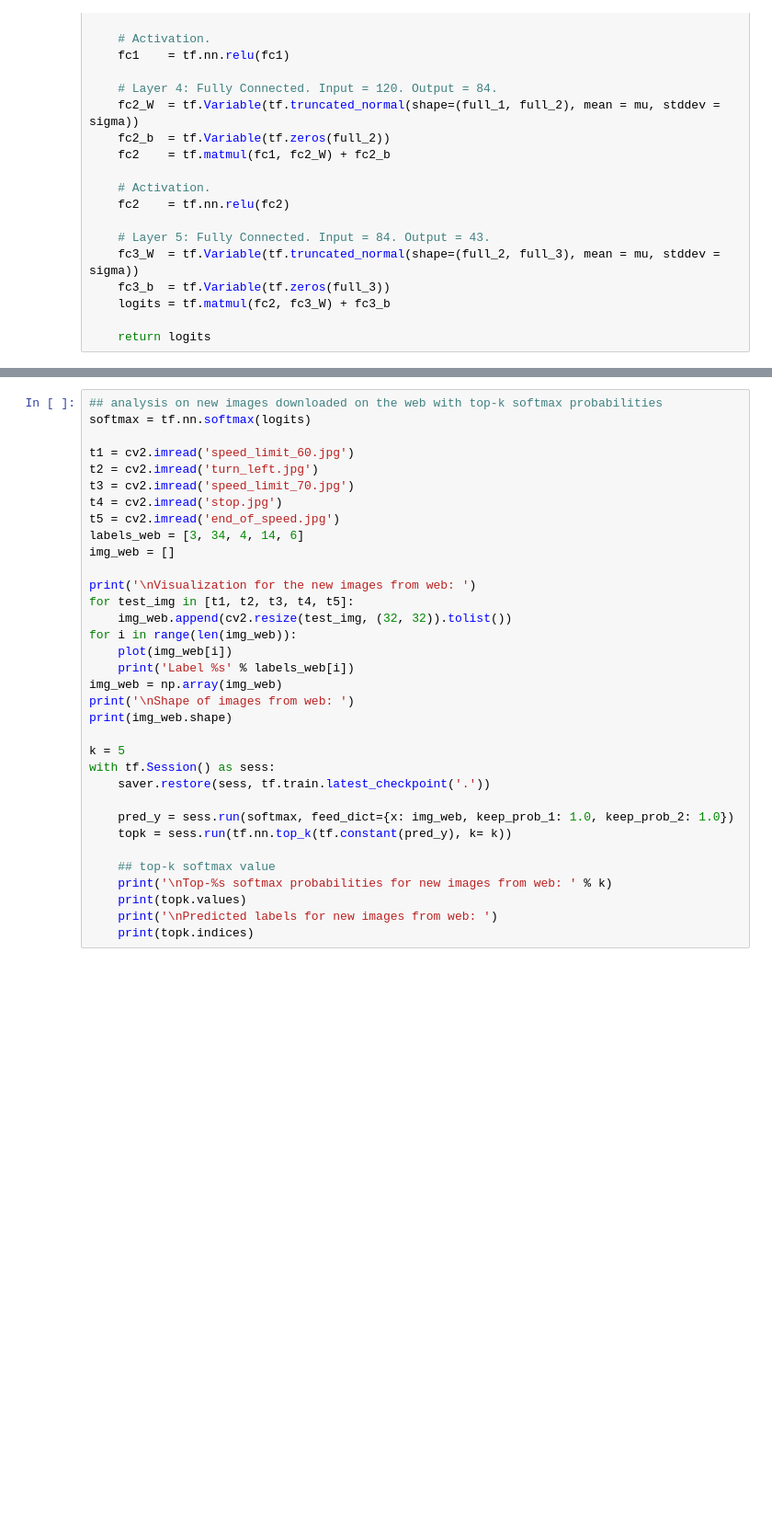
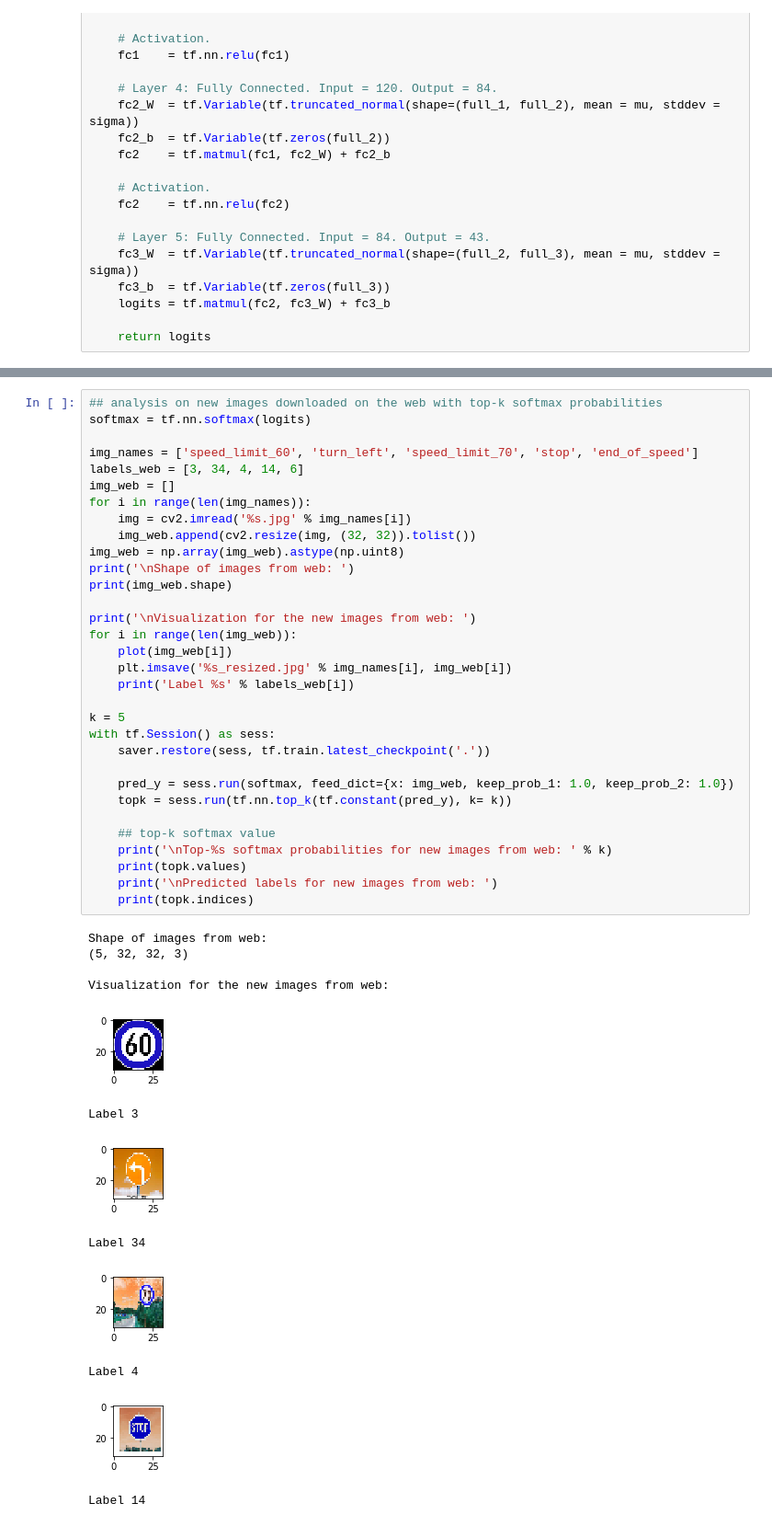
Before and after one commit to PayneJoe/SDC, a Jupyter notebook: CarND-Traffic-Sign-Classifier-Project/Traffic_Sign_Classifier.ipynb, the cells around one changed output, grey strips where cells are left out. Shown: that part at 92% size. Cells and saved outputs as stored; diff of their text form; blank space fills up the shorter version.

```diff
--- a/CarND-Traffic-Sign-Classifier-Project/Traffic_Sign_Classifier.ipynb
+++ b/CarND-Traffic-Sign-Classifier-Project/Traffic_Sign_Classifier.ipynb
@@ -490,34 +526,45 @@ with tf.Session() as sess:
 # %%
 ## analysis on new images downloaded on the web with top-k softmax probabilities
 softmax = tf.nn.softmax(logits)
 
-t1 = cv2.imread('speed_limit_60.jpg')
-t2 = cv2.imread('turn_left.jpg')
-t3 = cv2.imread('speed_limit_70.jpg')
-t4 = cv2.imread('stop.jpg')
-t5 = cv2.imread('end_of_speed.jpg')
+img_names = ['speed_limit_60', 'turn_left', 'speed_limit_70', 'stop', 'end_of_speed']
 labels_web = [3, 34, 4, 14, 6]
 img_web = []
+for i in range(len(img_names)):
+    img = cv2.imread('%s.jpg' % img_names[i])
+    img_web.append(cv2.resize(img, (32, 32)).tolist())
+img_web = np.array(img_web).astype(np.uint8)
+print('\nShape of images from web: ')
+print(img_web.shape)
 
 print('\nVisualization for the new images from web: ')
-for test_img in [t1, t2, t3, t4, t5]:
-    img_web.append(cv2.resize(test_img, (32, 32)).tolist())
 for i in range(len(img_web)):
     plot(img_web[i])
+    plt.imsave('%s_resized.jpg' % img_names[i], img_web[i])
     print('Label %s' % labels_web[i])
-img_web = np.array(img_web)
-print('\nShape of images from web: ')
-print(img_web.shape)
 
 k = 5
 with tf.Session() as sess:
     saver.restore(sess, tf.train.latest_checkpoint('.'))
 
     pred_y = sess.run(softmax, feed_dict={x: img_web, keep_prob_1: 1.0, keep_prob_2: 1.0})
     topk = sess.run(tf.nn.top_k(tf.constant(pred_y), k= k))
 
     ## top-k softmax value
     print('\nTop-%s softmax probabilities for new images from web: ' % k)
     print(topk.values)
     print('\nPredicted labels for new images from web: ')
     print(topk.indices)
+# %% [output]
+Shape of images from web:
+(5, 32, 32, 3)
+
+Visualization for the new images from web:
+[figure, added]
+Label 3
+[figure, added]
+Label 34
+[figure, added]
+Label 4
+[figure, added]
+Label 14
```
Also changed, not shown: parts of 6 cells of this notebook, 7 other files.
